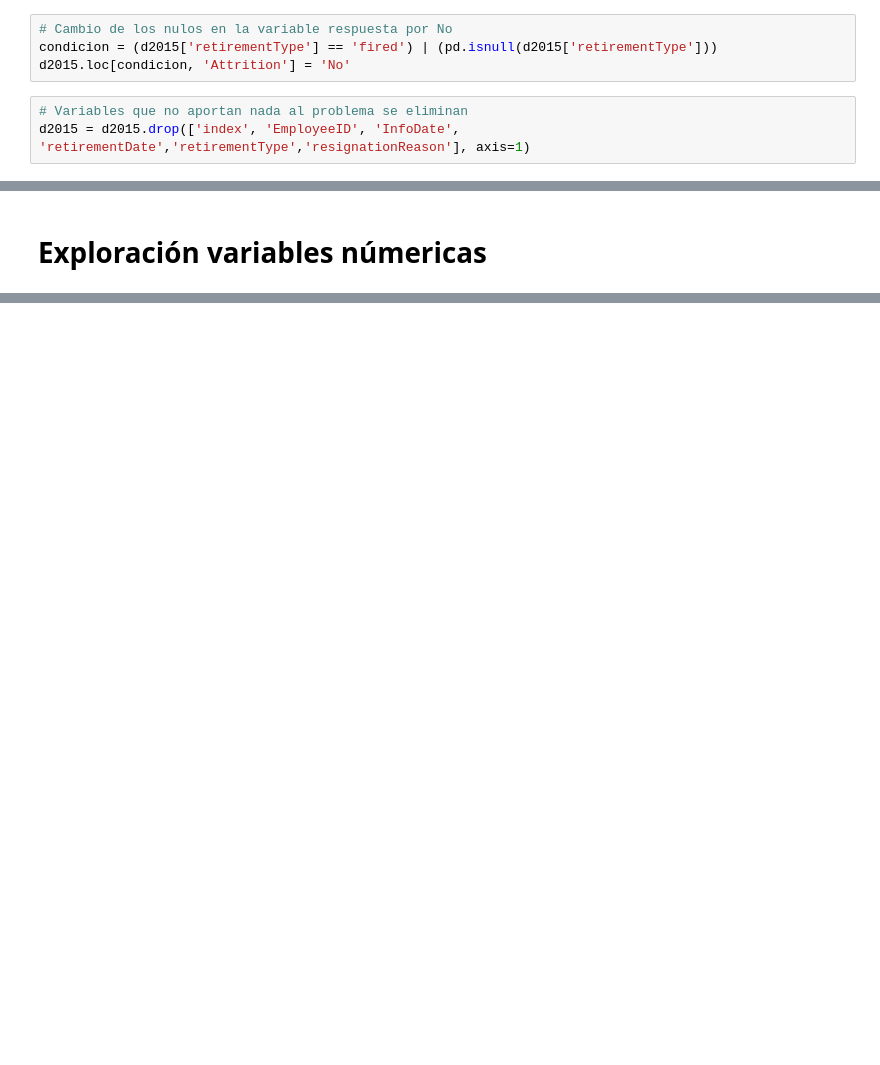
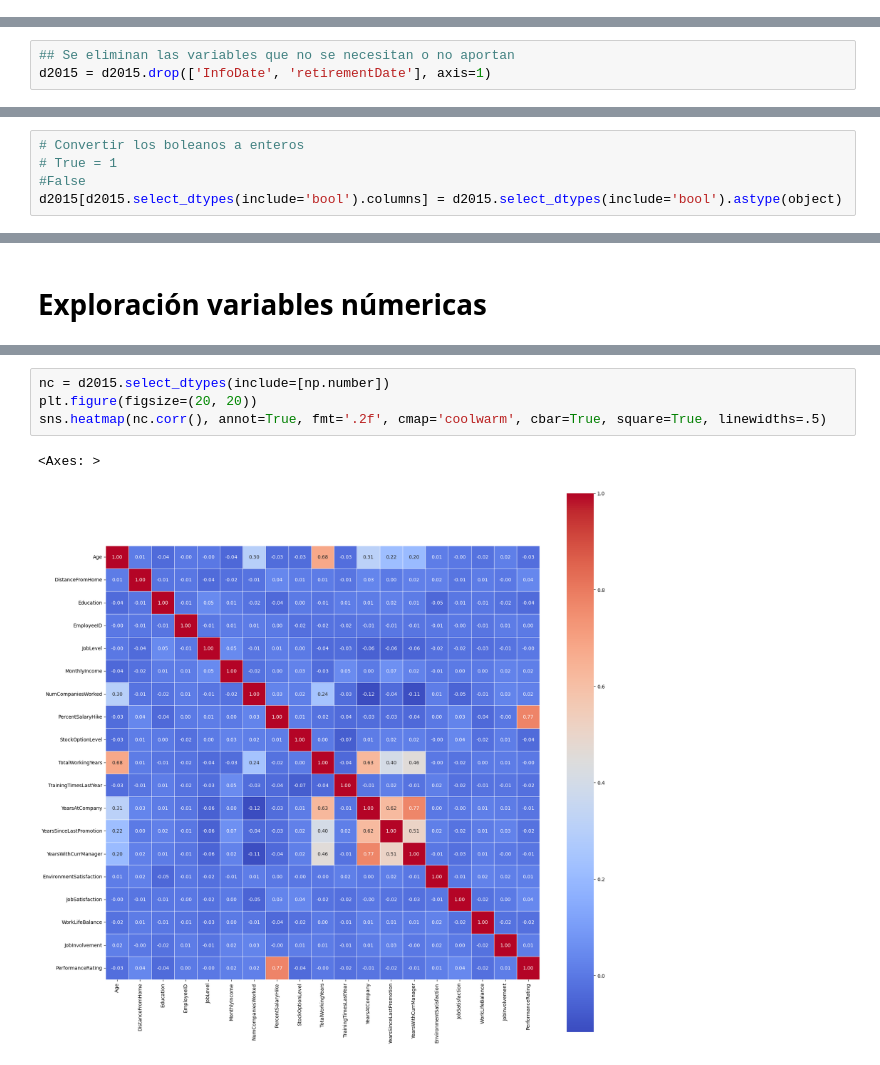
Before and after one commit to auramolina/Anal-tica-en-recursos-humanos, a Jupyter notebook: Exploración.ipynb, the cells around one changed output, grey strips where cells are left out. Cells and saved outputs as stored; diff of their text form; blank space fills up the shorter version.

Commit message:
análisis de variables

```diff
--- a/Exploración.ipynb
+++ b/Exploración.ipynb
@@ -105,11 +139,4 @@ d2015.isnull().sum()
 dtype: int64
-# %%
-# Cambio de los nulos en la variable respuesta por No
-condicion = (d2015['retirementType'] == 'fired') | (pd.isnull(d2015['retirementType']))
-d2015.loc[condicion, 'Attrition'] = 'No'
-# %%
-# Variables que no aportan nada al problema se eliminan
-d2015 = d2015.drop(['index', 'EmployeeID', 'InfoDate', 'retirementDate','retirementType','resignationReason'], axis=1)
 # %%
 #Función para imputar datos nulos
 
@@ -127,6 +154,9 @@ def imp_datos (df, variables):
 
 # imputar datos nulos para NumCompaniesWorked, TotalWorkingYears, EnvironmentSatisfaction, JobSatisfaction, WorkLifeBalance
 d2015 = imp_datos(d2015, ['NumCompaniesWorked', 'TotalWorkingYears', 'EnvironmentSatisfaction', 'JobSatisfaction', 'WorkLifeBalance'])
+# %%
+## Se eliminan las variables que no se necesitan o no aportan
+d2015 = d2015.drop(['InfoDate', 'retirementDate'], axis=1)
 # %%
 #observar si ya no quedan nulos
 d2015.isnull().sum()
@@ -132,0 +182,5 @@ d2015.isnull().sum()
+# %%
+# Convertir los boleanos a enteros
+# True = 1
+#False
+d2015[d2015.select_dtypes(include='bool').columns] = d2015.select_dtypes(include='bool').astype(object)
@@ -134,0 +210,7 @@ d2015.isnull().sum()
+# %%
+nc = d2015.select_dtypes(include=[np.number])
+plt.figure(figsize=(20, 20))
+sns.heatmap(nc.corr(), annot=True, fmt='.2f', cmap='coolwarm', cbar=True, square=True, linewidths=.5)
+# %% [output]
+<Axes: >
+[figure, added]
```
Also changed, not shown: parts of 18 cells of this notebook.
